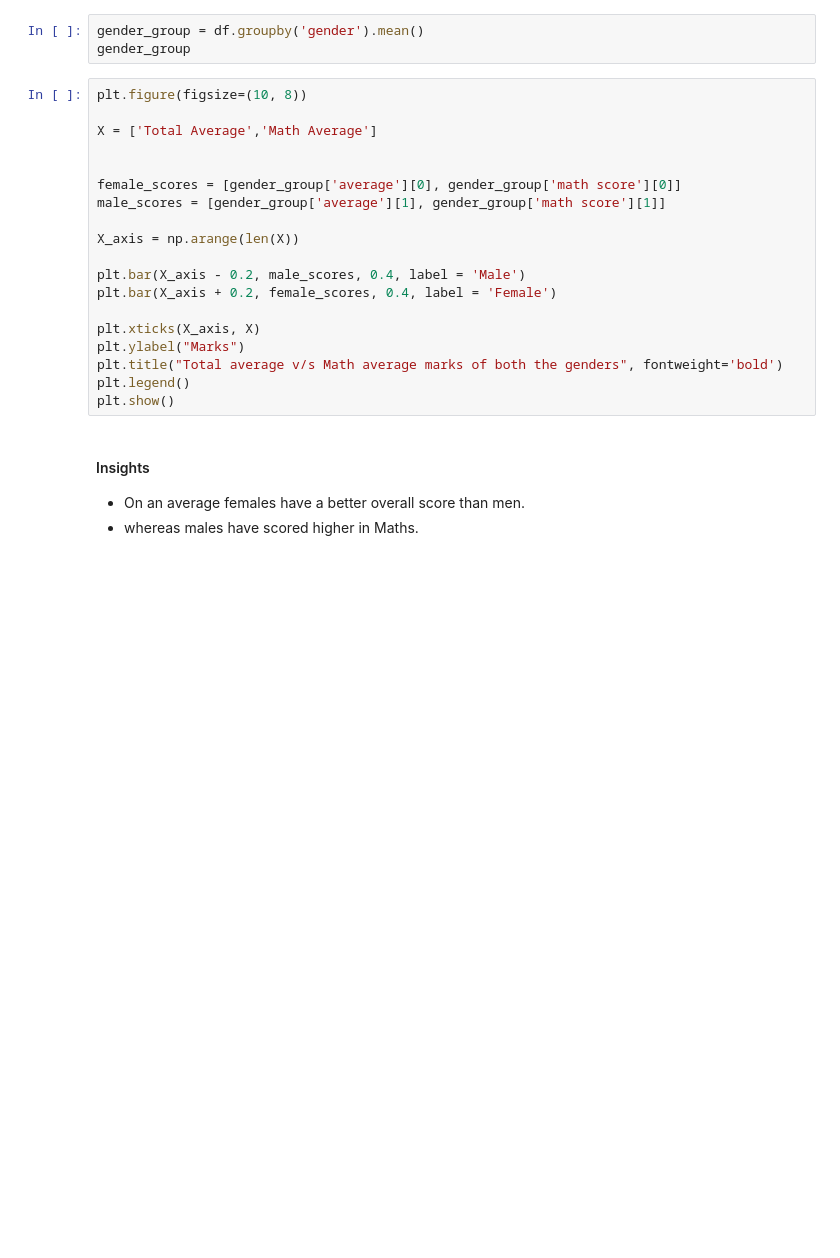
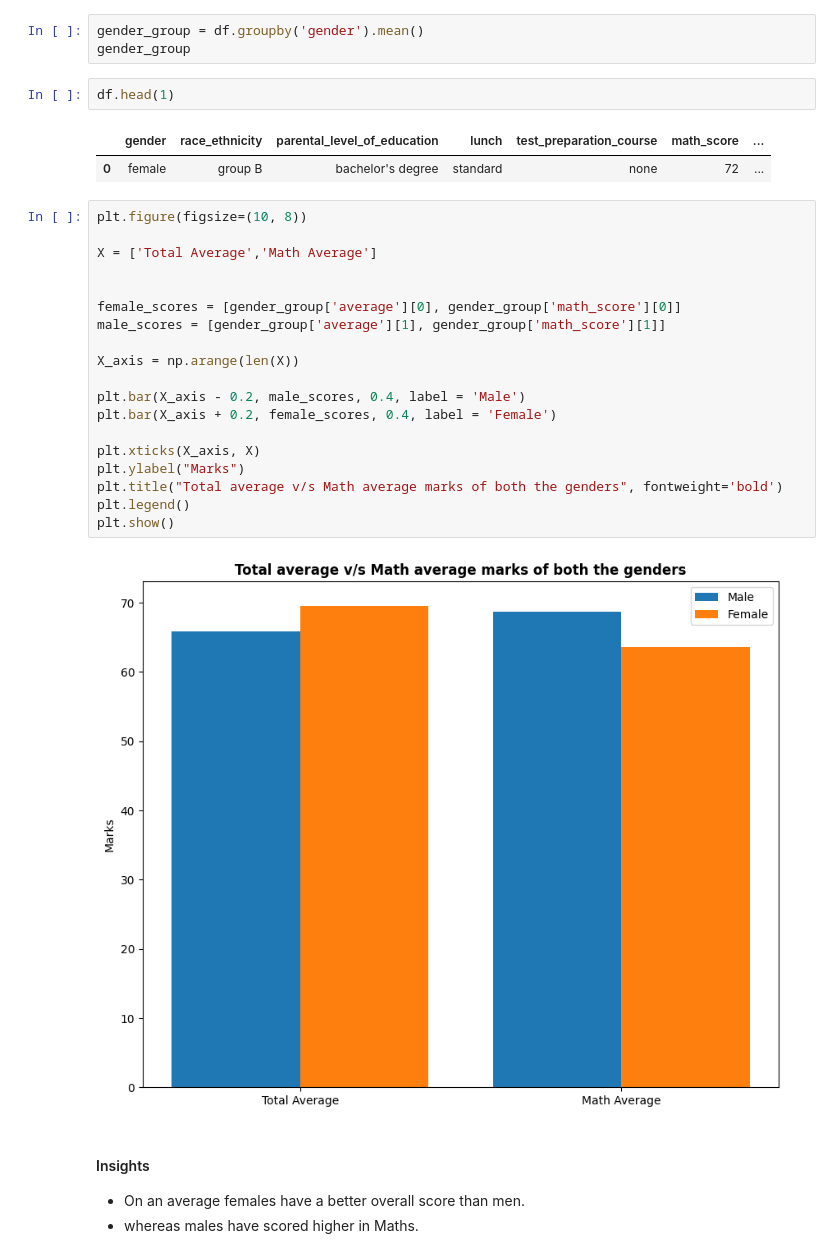
Before and after one commit to patelandpatel/ML_Project, a Jupyter notebook: notebook/1 . EDA STUDENT PERFORMANCE .ipynb, the cells around one changed output. Drawn from its saved outputs; the diff is of its cells as text; blank space fills up the shorter version.

```diff
--- a/notebook/1 . EDA STUDENT PERFORMANCE .ipynb
+++ b/notebook/1 . EDA STUDENT PERFORMANCE .ipynb
@@ -432,25 +459,32 @@ plt.show()
 # %%
 gender_group = df.groupby('gender').mean()
 gender_group
+# %%
+df.head(1)
+# %% [output]
+|  | gender | race_ethnicity | parental_level_of_education | lunch | test_preparation_course | math_score | ... |
+| 0 | female | group B | bachelor's degree | standard | none | 72 | ... |
 # %%
 plt.figure(figsize=(10, 8))
 
 X = ['Total Average','Math Average']
 
 
-female_scores = [gender_group['average'][0], gender_group['math score'][0]]
-male_scores = [gender_group['average'][1], gender_group['math score'][1]]
+female_scores = [gender_group['average'][0], gender_group['math_score'][0]]
+male_scores = [gender_group['average'][1], gender_group['math_score'][1]]
 
 X_axis = np.arange(len(X))
 
 plt.bar(X_axis - 0.2, male_scores, 0.4, label = 'Male')
 plt.bar(X_axis + 0.2, female_scores, 0.4, label = 'Female')
 
 plt.xticks(X_axis, X)
 plt.ylabel("Marks")
 plt.title("Total average v/s Math average marks of both the genders", fontweight='bold')
 plt.legend()
 plt.show()
+# %% [output]
+[figure, added]
 # %% [markdown]
 #### Insights
 - On an average females have a better overall score than men.
```
Also changed, not shown: parts of 13 cells of this notebook, 5 other files.
